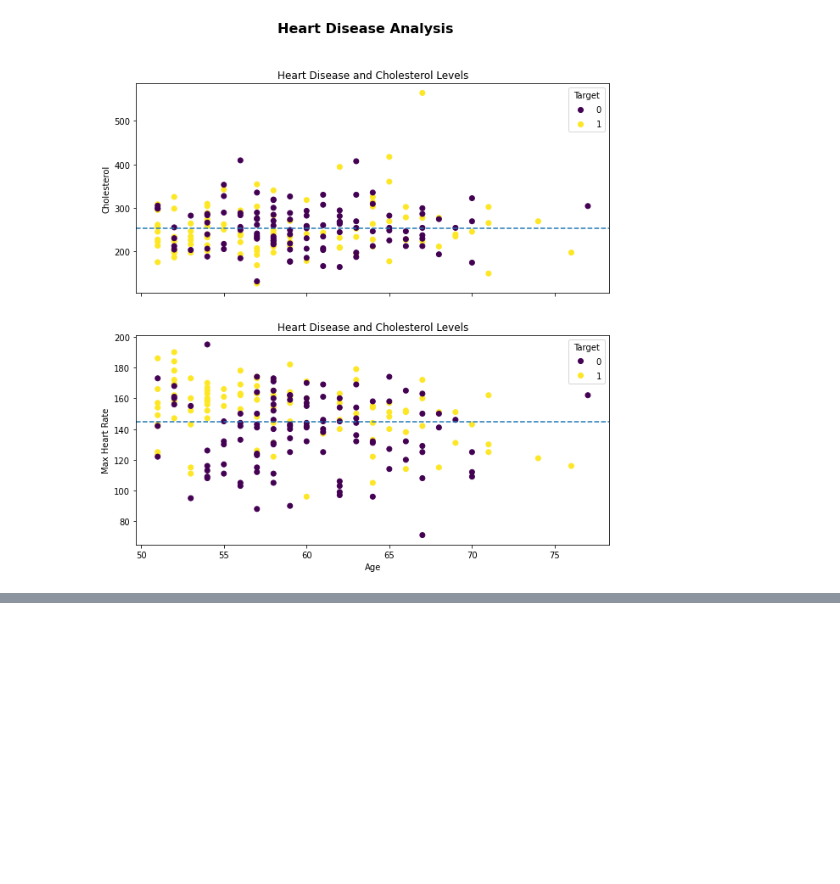
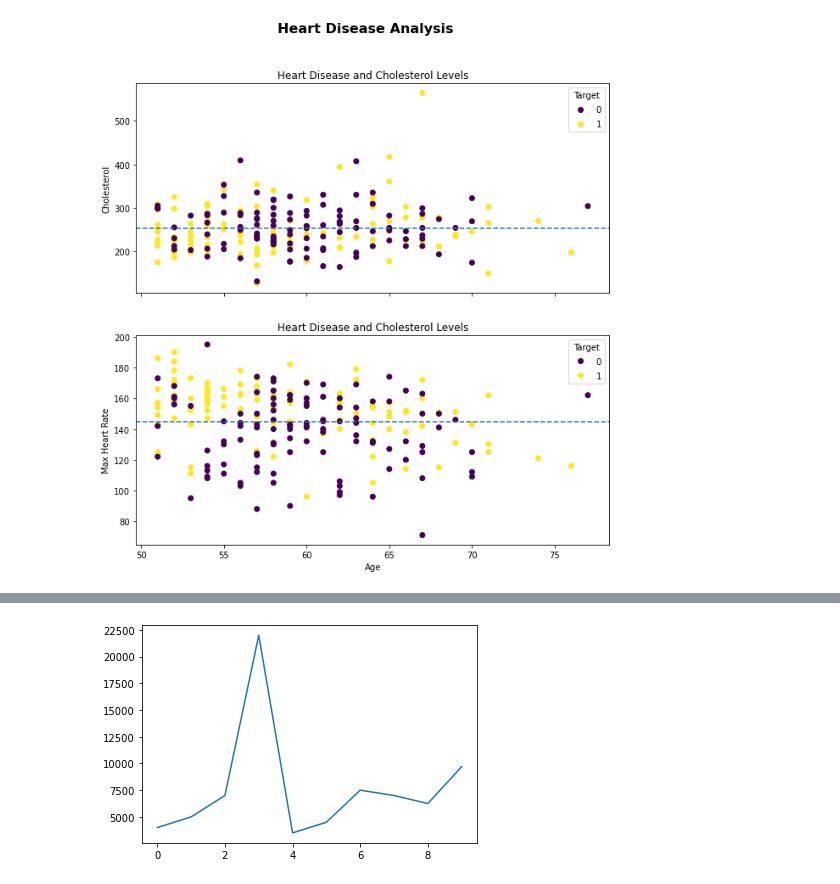
Before and after one commit to TonyHomsi/Complete-DataScience2021, a Jupyter notebook: Matplotlib/Introduction-to-Matplotlib.ipynb, the cells around one changed output, grey strips where cells are left out. Drawn from its saved outputs; the diff is of its cells as text; code cells hidden in the pictures; blank space fills up the shorter version.

```diff
--- a/Matplotlib/Introduction-to-Matplotlib.ipynb
+++ b/Matplotlib/Introduction-to-Matplotlib.ipynb
@@ -490,0 +517,4 @@ Text(0.5, 0.98, 'Heart Disease Analysis')
+# %%
+car_sales["Price"].plot();
+# %% [output]
+[figure, added]
```
Also changed, not shown: parts of 15 cells of this notebook, 5 other files.
